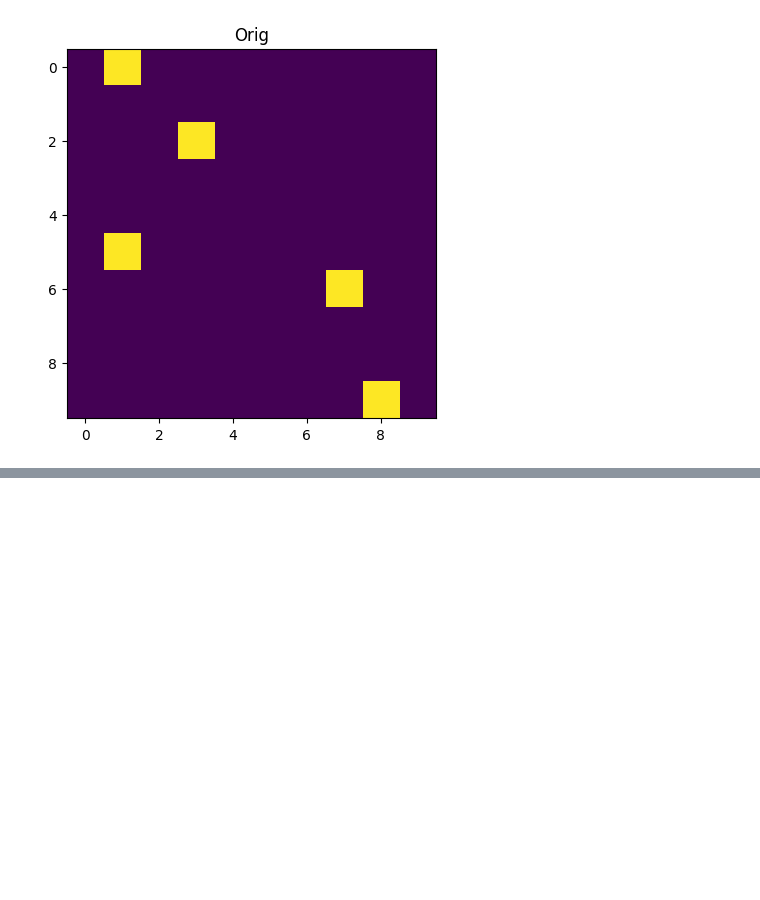
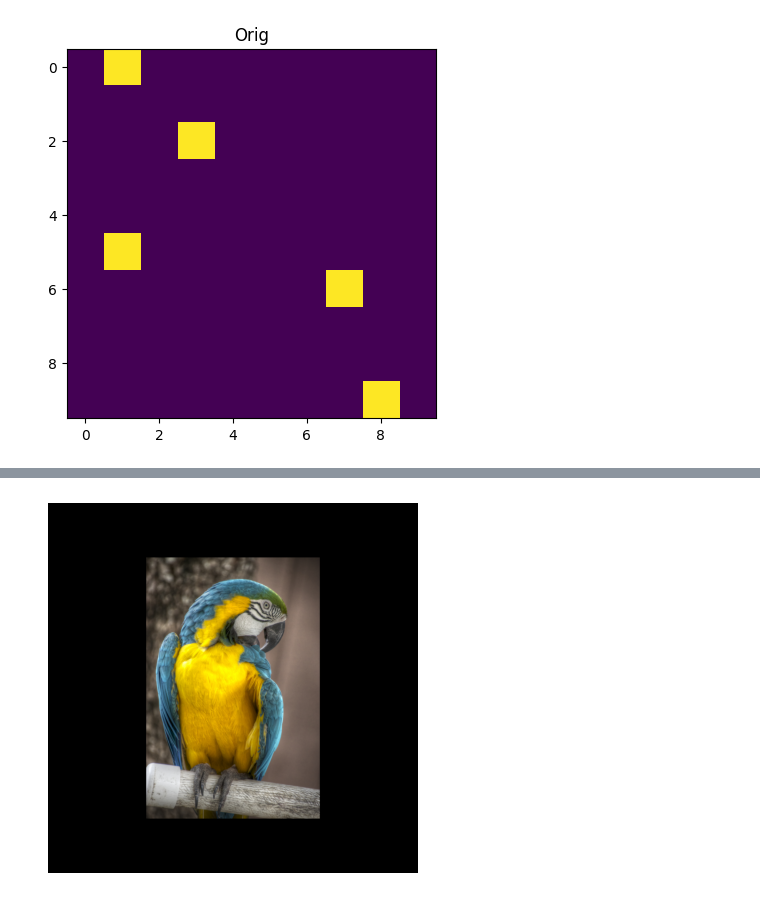
Before and after one commit to wolosj/OpenCV, a Jupyter notebook: cvProj.ipynb, the cells around one changed output, grey strips where cells are left out. Cells and saved outputs as stored; diff of their text form; code cells hidden in the pictures; blank space fills up the shorter version.

```diff
--- a/cvProj.ipynb
+++ b/cvProj.ipynb
@@ -308,0 +373,4 @@ nearMethod(img, 0.4, 55, 40)
+# %%
+a = zeroPad(img)
+# %% [output]
+[figure, added]
```
Also changed, not shown: parts of 15 cells of this notebook.
